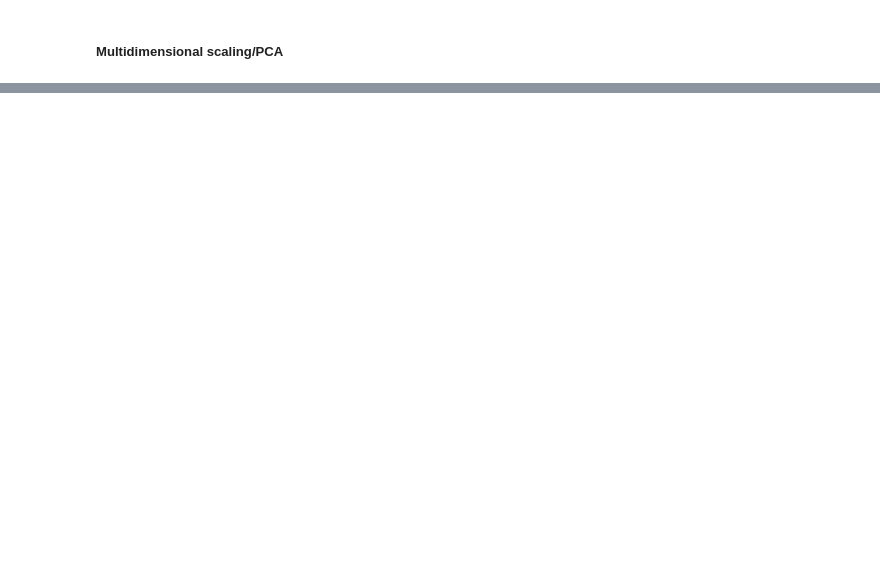
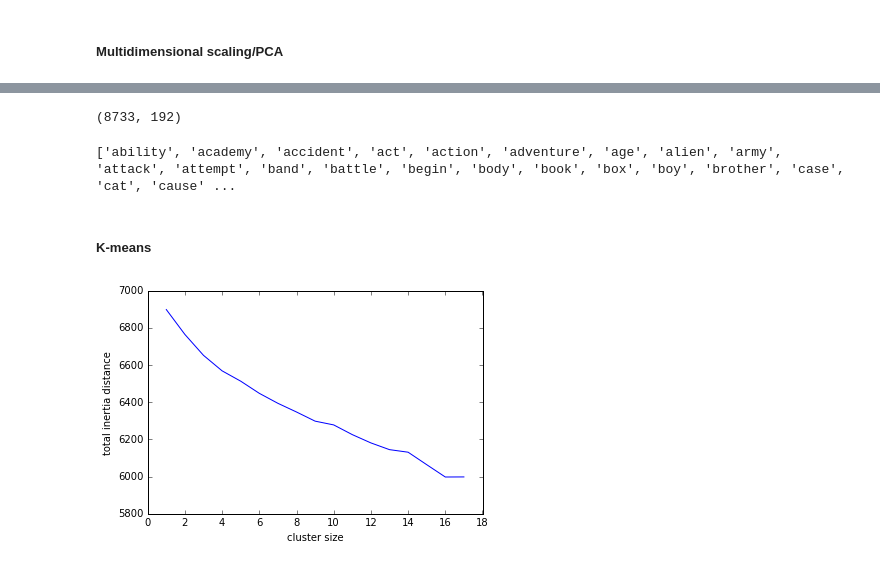
Before and after one commit to jpfreeley/ds, a Jupyter notebook: challenges/13-nlp_unsupervised/ken_m/nlp_unsupervised.ipynb, the cells around one changed output, grey strips where cells are left out. Saved outputs shown, nothing was run; the diff lists cells and outputs as text; code cells hidden in the pictures; blank space fills up the shorter version.

```diff
--- a/challenges/13-nlp_unsupervised/ken_m/nlp_unsupervised.ipynb
+++ b/challenges/13-nlp_unsupervised/ken_m/nlp_unsupervised.ipynb
@@ -320,3 +346,5 @@ Calculate the tf-idf of each word in each cluster (think of all sentences of a c
+# %%
+cleaned_synops = clean_synops(synops)
 # %%
 tfidf_vectorizer = TfidfVectorizer(max_df=0.2, max_features=200000,
                                    min_df=0.01, stop_words=stops,
@@ -428,7 +452,7 @@ def gap(data, refs=None, nrefs=10, ks=range(1,11)):
 # %% [markdown]
 Gap statistics was overly complicated and needs more time to explore
 # %%
-num_clusters = 17
+num_clusters = 16
 
 km = KMeans(n_clusters=num_clusters)
 
@@ -462,17 +501,22 @@ for i in range(num_clusters):
             print(' %s' % vocab_frame.ix[terms[ind].split(' ')].values.tolist()[0][0].encode('utf-8', 'ignore'), end=',')
         except:
             pass
-    #cluster_names[i] = ', '.join(temp_list[:3])
+    #the line below is for creating labels for the graph using the first threw words
+    cluster_names[i] = ', '.join(temp_list[:3])
 
     print() #add whitespace
     print() #add whitespace
 
     print("Cluster %d titles:" % i, end='')
-    for title in list(full_data.ix[i]['title'].values)[:30]:
-        try:
-            print(' %s,' % title, end='')
-        except:
-            pass
+    try:
+        for title in list(full_data.ix[i]['title'].values)[:30]:
+            try:
+                print(' %s,' % title, end='')
+            except:
+                pass
+    except AttributeError:
+        print(full_data.ix[i]['title'])
+
     print() #add whitespace
     print() #add whitespace
 # %% [output]
@@ -605,0 +666,35 @@ mpld3.display() #show the plot
+# %%
+tfidf_vectorizer = TfidfVectorizer(max_df=0.15, max_features=200000,
+                                   min_df=0.01, stop_words=stops,
+                                   use_idf=True, tokenizer=tokenize_and_stem, ngram_range=(1,3))
+
+tfidf_matrix = tfidf_vectorizer.fit_transform(cleaned_synops) #fit the vectorizer to synopses
+
+print(tfidf_matrix.shape)
+# %% [output]
+(8733, 192)
+# %%
+terms = tfidf_vectorizer.get_feature_names()
+print(terms)
+# %% [output]
+['ability', 'academy', 'accident', 'act', 'action', 'adventure', 'age', 'alien', 'army', 'attack', 'attempt', 'band', 'battle', 'begin', 'body', 'book', 'box', 'boy', 'brother', 'case', 'cat', 'cause' ...
+# %% [markdown]
+##### K-means
+# %%
+inertias = []
+cluster_range = list(range(1,18,1))
+for cluster_size in cluster_range:
+    temp_list = []
+    for _ in range(3):
+        temp_km = KMeans(n_clusters=cluster_size)
+        temp_km.fit(tfidf_matrix)
+        temp_list.append(temp_km.inertia_)
+
+    inertias.append(np.mean(temp_list))
+
+plt.plot(cluster_range, inertias)
+plt.ylabel('total inertia distance')
+plt.xlabel('cluster size')
+plt.show()
+# %% [output]
+[figure, added]
```
Also changed, not shown: parts of 47 cells of this notebook.
